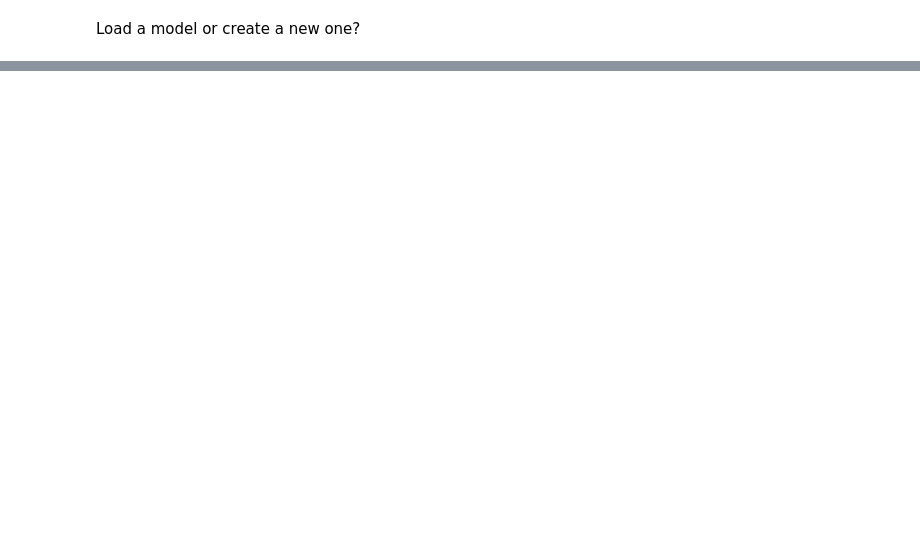
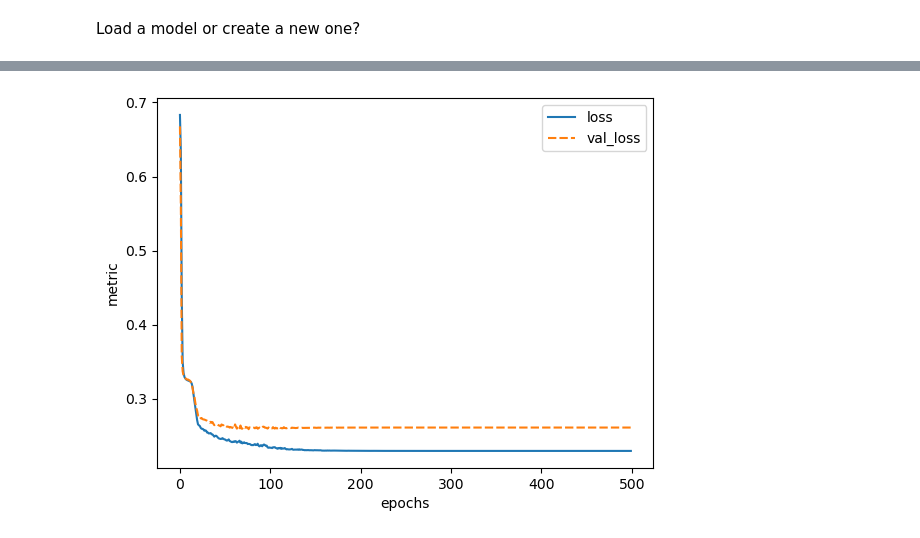
Before and after one commit to Quanta-Dan/Machine_Learning, a Jupyter notebook: neural_reservoir_computing.ipynb, the cells around one changed output, grey strips where cells are left out. Cells and saved outputs as stored; diff of their text form; code cells hidden in the pictures; blank space fills up the shorter version.

```diff
--- a/neural_reservoir_computing.ipynb
+++ b/neural_reservoir_computing.ipynb
@@ -200,0 +282,7 @@ plt.show()
+# %%
+if load:
+    model = keras.models.load_model(model_path)
+else:
+    model = create_nn(dropout_rate=0.1)
+
+model.summary()
@@ -200,0 +344,9 @@ plt.show()
+# %%
+history = model.fit(X_train, y_train,
+                    batch_size=32,
+                    epochs=number_of_epochs,
+                    validation_data = (X_val,y_val),
+                    callbacks=[earlystopper
+                               ,reduce_lr
+                               ],
+                    verbose=2)
@@ -200,0 +371,8 @@ plt.show()
+# %%
+# call the plot_history function with the apropriate object and string
+plot_history(history, ['loss'
+                       , 'val_loss'
+                       ]
+                       ,0)
+# %% [output]
+[figure, added]
```
Also changed, not shown: parts of 29 cells of this notebook, 7 other files.
